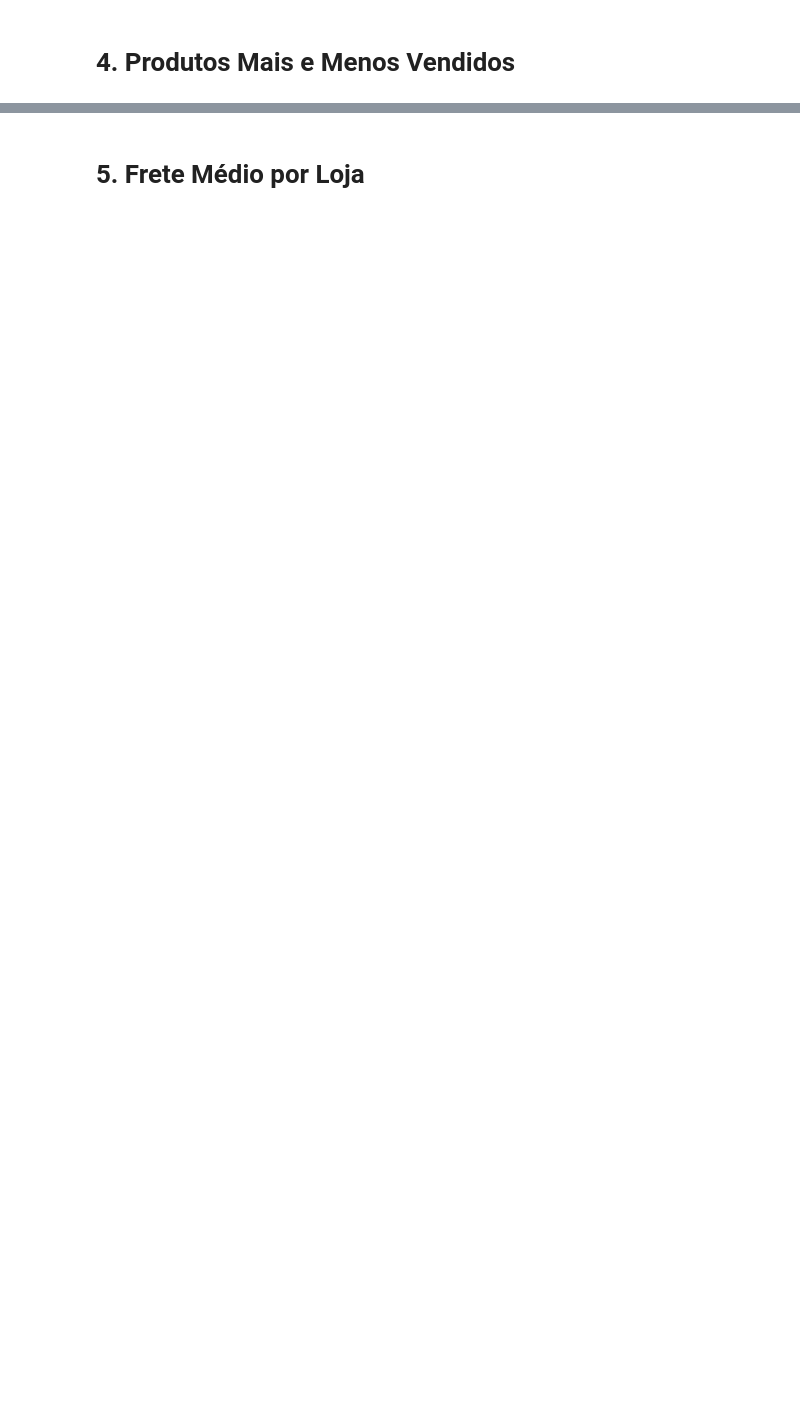
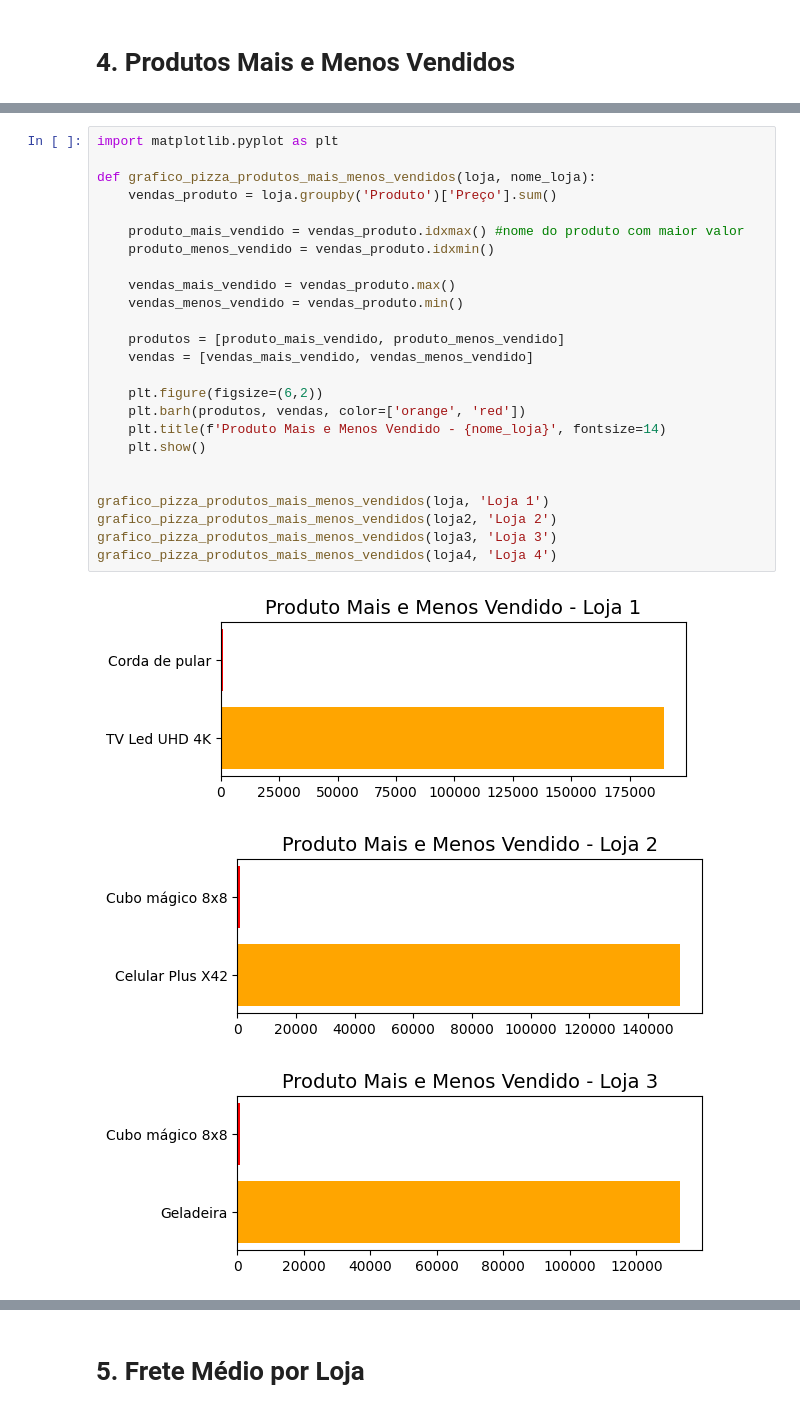
Before and after one commit to Tayara32/AluraStore, a Jupyter notebook: AluraStoreBr_TayaraCruz.ipynb, the cells around one changed output, grey strips where cells are left out. Cells and saved outputs as stored; diff of their text form; blank space fills up the shorter version.

```diff
--- a/AluraStoreBr_TayaraCruz.ipynb
+++ b/AluraStoreBr_TayaraCruz.ipynb
@@ -163,0 +280,29 @@ Name: Preço, dtype: float64
+# %%
+import matplotlib.pyplot as plt
+
+def grafico_pizza_produtos_mais_menos_vendidos(loja, nome_loja):
+    vendas_produto = loja.groupby('Produto')['Preço'].sum()
+
+    produto_mais_vendido = vendas_produto.idxmax() #nome do produto com maior valor
+    produto_menos_vendido = vendas_produto.idxmin()
+
+    vendas_mais_vendido = vendas_produto.max()
+    vendas_menos_vendido = vendas_produto.min()
+
+    produtos = [produto_mais_vendido, produto_menos_vendido]
+    vendas = [vendas_mais_vendido, vendas_menos_vendido]
+
+    plt.figure(figsize=(6,2))
+    plt.barh(produtos, vendas, color=['orange', 'red'])
+    plt.title(f'Produto Mais e Menos Vendido - {nome_loja}', fontsize=14)
+    plt.show()
+
+
+grafico_pizza_produtos_mais_menos_vendidos(loja, 'Loja 1')
+grafico_pizza_produtos_mais_menos_vendidos(loja2, 'Loja 2')
+grafico_pizza_produtos_mais_menos_vendidos(loja3, 'Loja 3')
+grafico_pizza_produtos_mais_menos_vendidos(loja4, 'Loja 4')
+# %% [output]
+[figure, added]
+[figure, added]
+[figure, added]
```
Also changed, not shown: parts of 6 cells of this notebook.
